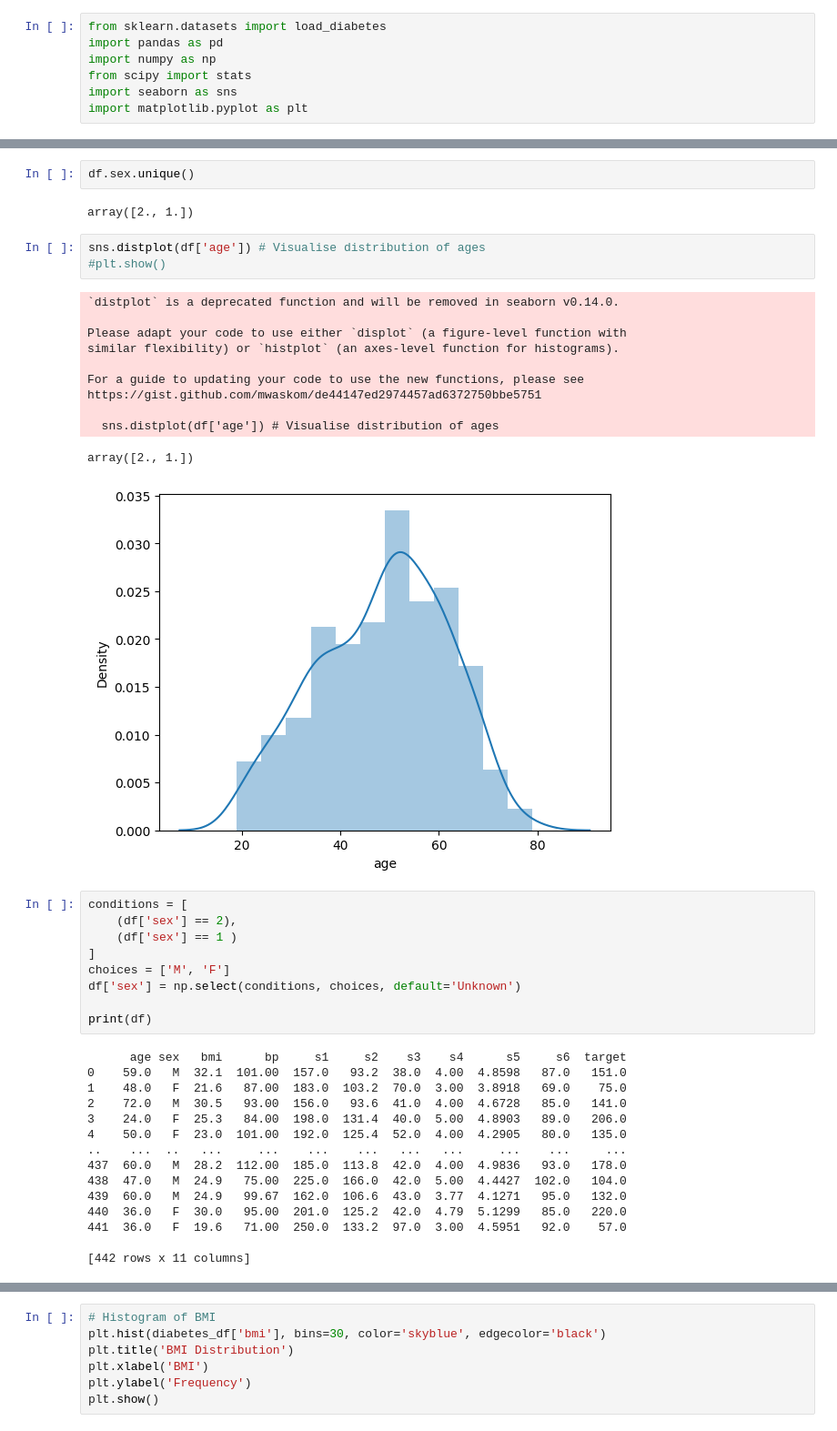
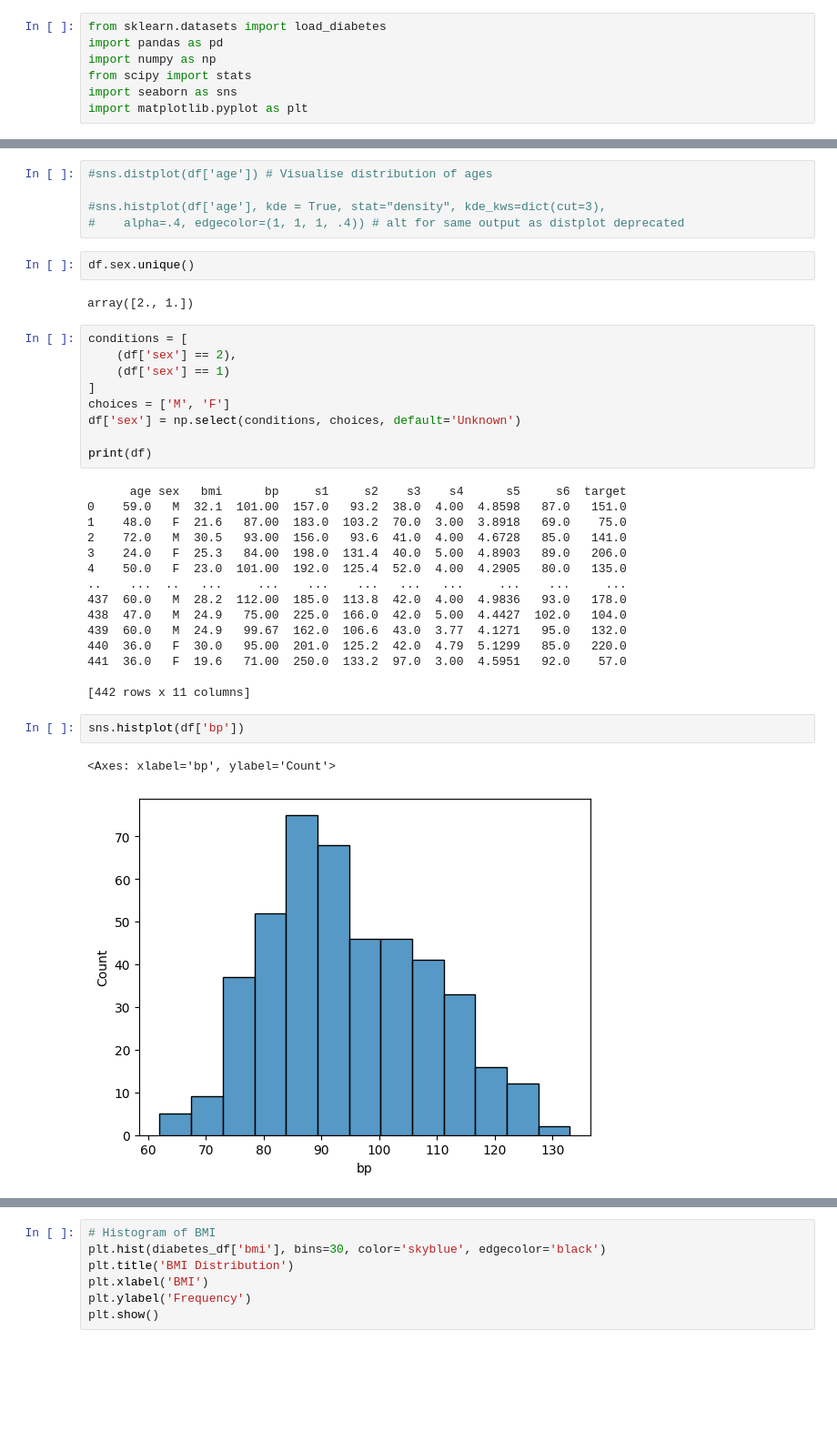
Before and after one commit to sarahajbane/colab_workbook_templates, a Jupyter notebook: sklearn_diabetes.ipynb, the cells around one changed output, grey strips where cells are left out. Shown at 91% size. Saved outputs shown, nothing was run; the diff lists cells and outputs as text; blank space fills up the shorter version.

```diff
--- a/sklearn_diabetes.ipynb
+++ b/sklearn_diabetes.ipynb
@@ -75,26 +69,16 @@ Name: age, dtype: float64
+# %%
+#sns.distplot(df['age']) # Visualise distribution of ages
+
+#sns.histplot(df['age'], kde = True, stat="density", kde_kws=dict(cut=3),
+#    alpha=.4, edgecolor=(1, 1, 1, .4)) # alt for same output as distplot deprecated
 # %%
 df.sex.unique()
 # %% [output]
 array([2., 1.])
-# %%
-sns.distplot(df['age']) # Visualise distribution of ages
-#plt.show()
-# %% [output]
-`distplot` is a deprecated function and will be removed in seaborn v0.14.0.
-
-Please adapt your code to use either `displot` (a figure-level function with
-similar flexibility) or `histplot` (an axes-level function for histograms).
-
-For a guide to updating your code to use the new functions, please see
-https://gist.github.com/mwaskom/de44147ed2974457ad6372750bbe5751
-
-  sns.distplot(df['age']) # Visualise distribution of ages
-array([2., 1.])
-[figure, removed]
 # %%
 conditions = [
     (df['sex'] == 2),
-    (df['sex'] == 1 )
+    (df['sex'] == 1)
 ]
 choices = ['M', 'F']
 df['sex'] = np.select(conditions, choices, default='Unknown')
@@ -115,4 +99,9 @@ print(df)
 441  36.0   F  19.6   71.00  250.0  133.2  97.0  3.00  4.5951   92.0    57.0
 
 [442 rows x 11 columns]
+# %%
+sns.histplot(df['bp'])
+# %% [output]
+<Axes: xlabel='bp', ylabel='Count'>
+[figure, added]
 # %%
```
Also changed, not shown: parts of 15 cells of this notebook.
